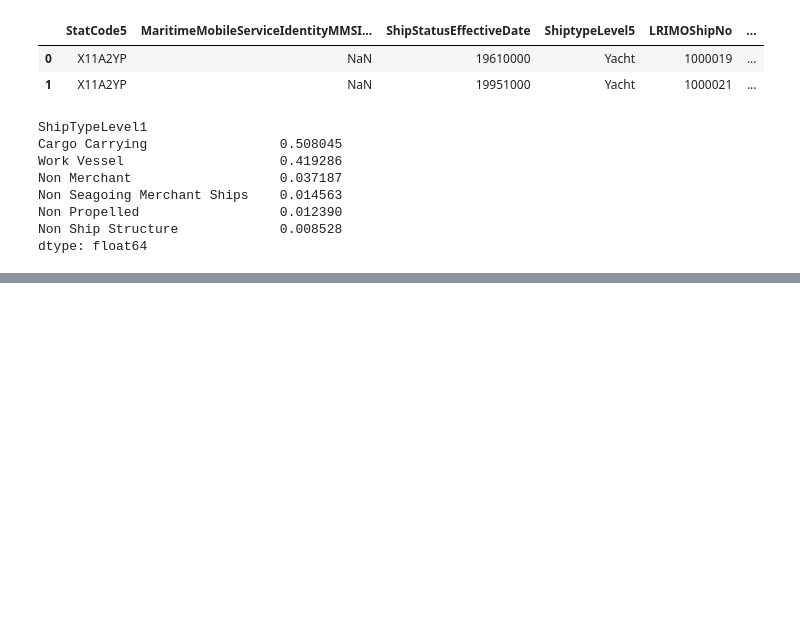
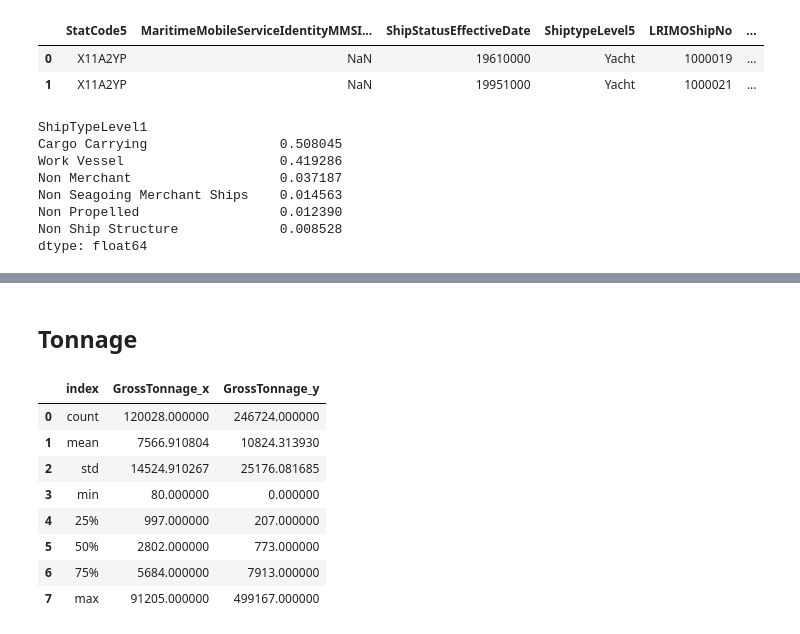
Before and after one commit to InseeFrLab/hackathon-un-2022, a Jupyter notebook: notebooks/analyze_ihs.ipynb, the cells around one changed output, grey strips where cells are left out. Cells and saved outputs as stored; diff of their text form; code cells hidden in the pictures; blank space fills up the shorter version.

```diff
--- a/notebooks/analyze_ihs.ipynb
+++ b/notebooks/analyze_ihs.ipynb
@@ -108,0 +91,3 @@ dtype: float64
+# %%
+pd.set_option('display.max_colwidth', None)
+pd.set_option('display.max_columns', None)
@@ -108,0 +183,16 @@ dtype: float64
+# %% [markdown]
+## Tonnage
+# %%
+AIS_enriched['GrossTonnage'].describe().reset_index().merge(
+    ship_data_enriched['GrossTonnage'].describe().reset_index(),
+    on = "index")
+# %% [output]
+|  | index | GrossTonnage_x | GrossTonnage_y |
+| 0 | count | 120028.000000 | 246724.000000 |
+| 1 | mean | 7566.910804 | 10824.313930 |
+| 2 | std | 14524.910267 | 25176.081685 |
+| 3 | min | 80.000000 | 0.000000 |
+| 4 | 25% | 997.000000 | 207.000000 |
+| 5 | 50% | 2802.000000 | 773.000000 |
+| 6 | 75% | 5684.000000 | 7913.000000 |
+| 7 | max | 91205.000000 | 499167.000000 |
```
Also changed, not shown: parts of 19 cells of this notebook.
